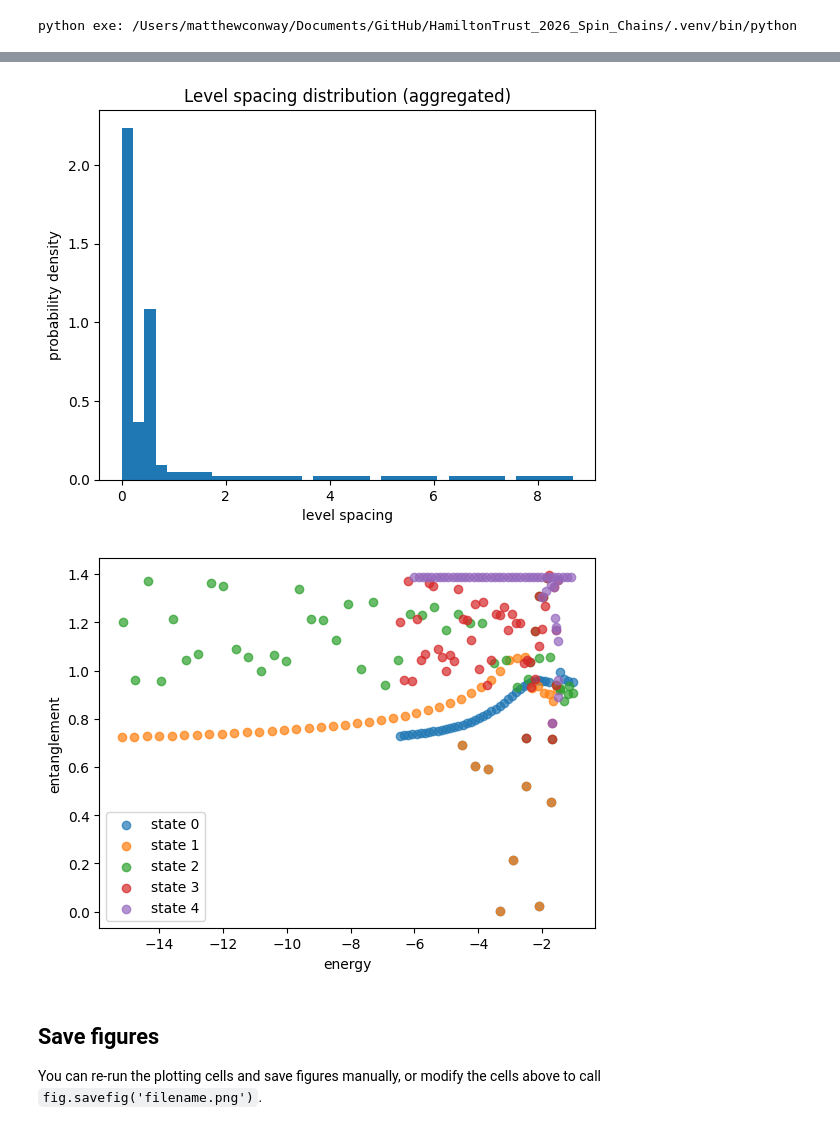
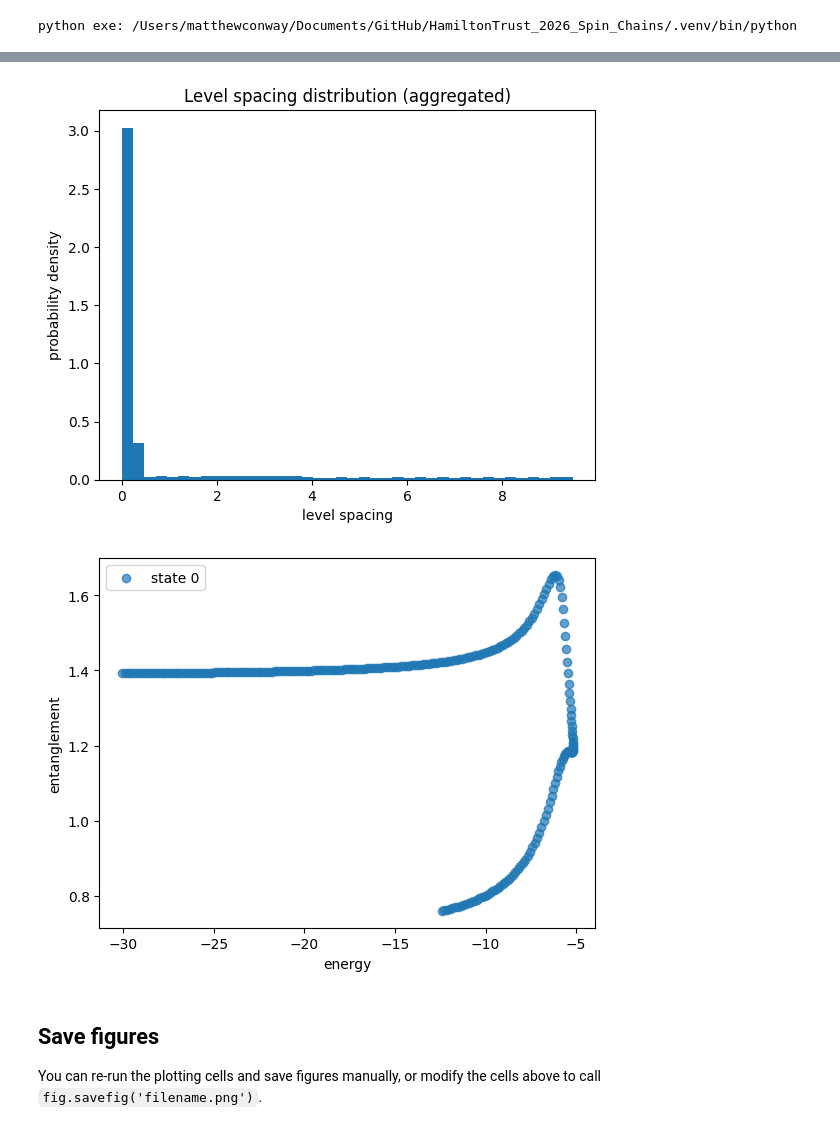
Before and after one commit to Matth3wc/HamiltonTrust_2026_Spin_Chains, a Jupyter notebook: analysis.ipynb, the cells around one changed output, grey strips where cells are left out. Cells and saved outputs as stored; diff of their text form; code cells hidden in the pictures.

```diff
--- a/analysis.ipynb
+++ b/analysis.ipynb
@@ -16,9 +16,9 @@ from EE_QuSpin_Method.quspin_chain import plotting
 python exe: /Users/matthewconway/Documents/GitHub/HamiltonTrust_2026_Spin_Chains/.venv/bin/python
 # %%
 # Sweep configuration (small system for demo). Adjust L/k for larger studies.
-L = 6
+L = 12
 base_cfg = ModelConfig(L=L, Jxy=1.0, Jz=1.0, Jxy2=0.0, Jz2=0.0, pbc=True)
-sweep = SweepConfig(param_name='Jz', param_values=np.linspace(-3.0, 10.0, 50).tolist())
+sweep = SweepConfig(param_name='Jz2', param_values=np.linspace(-3.0, 10.0, 250).tolist())
 k = 5
 sub_sys_A = list(range(L//2))
 
@@ -99,13 +87,13 @@ plt.ylabel('probability density')
 plt.title('Level spacing distribution (aggregated)')
 plt.show()
 # %% [output]
-[figure, old version]
+[figure, new version]
 # %%
 # Entanglement entropy vs energy scatter for tracked states
-fig = plotting.plot_entanglement_vs_energy(results, states=5)
+fig = plotting.plot_entanglement_vs_energy(results, states=1)
 plt.show()
 # %% [output]
-[figure, old version]
+[figure, new version]
 # %% [markdown]
 ## Save figures
 You can re-run the plotting cells and save figures manually, or modify the cells above to call `fig.savefig('filename.png')`.
```
Also changed, not shown: parts of 5 cells of this notebook.
